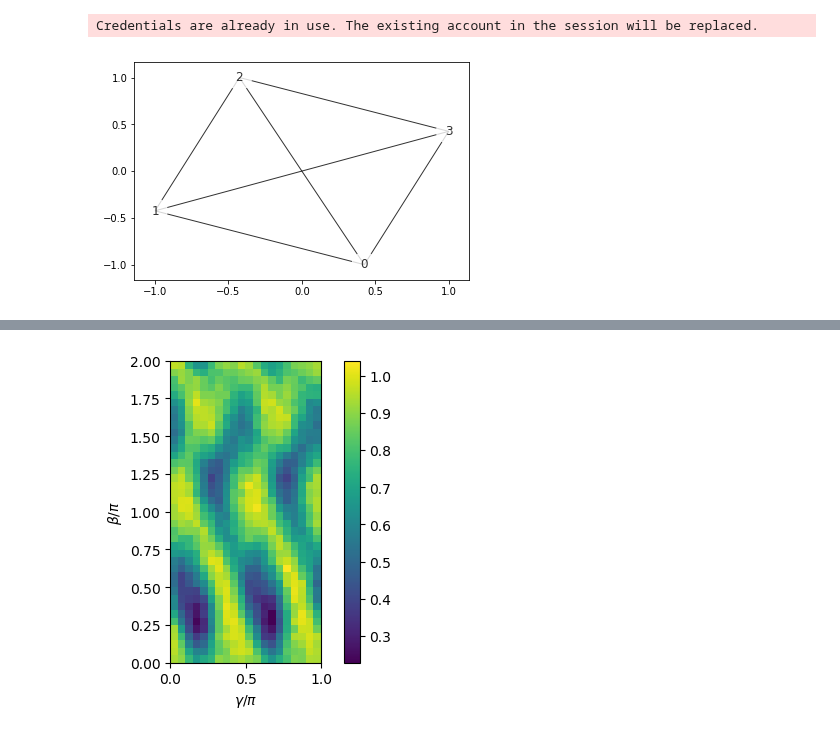
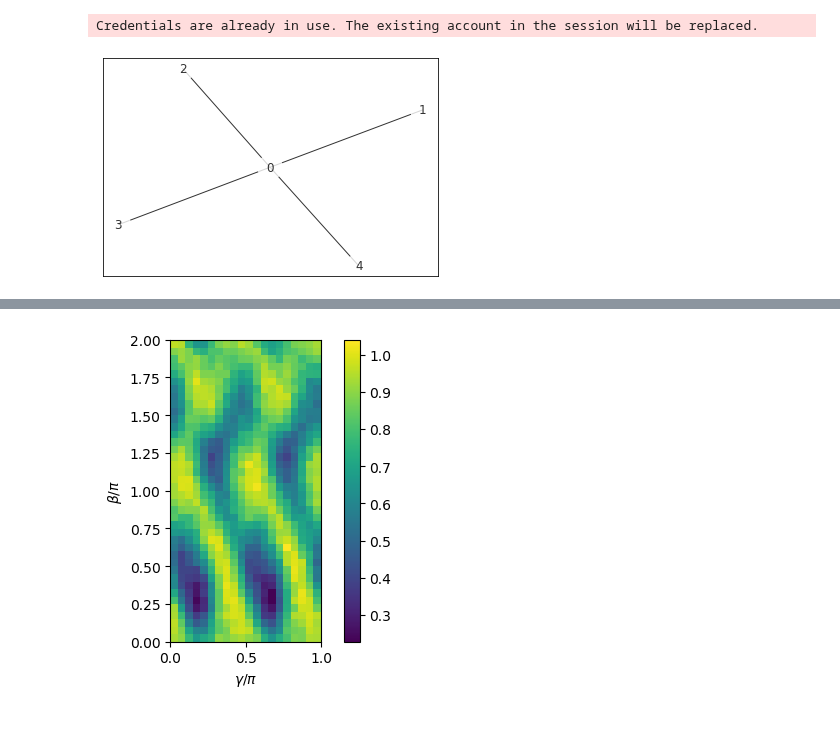
Before and after one commit to XunyiZhao/Quantum_Information_Project, a Jupyter notebook: k-colorable-subgraph.ipynb, the cells around one changed output, grey strips where cells are left out. Saved outputs shown, nothing was run; the diff lists cells and outputs as text; code cells hidden in the pictures.

```diff
--- a/k-colorable-subgraph.ipynb
+++ b/k-colorable-subgraph.ipynb
@@ -264,17 +328,20 @@ class k_color:
 # %%
 #Hard to color: Prism
 #G = nx.Graph([(0,1),(1,2),(2,3),(0,3),(0,4),(3,4),(2,5),(1,5),(4,5)])
 
 #nice testing graph k = 2
 #G = nx.Graph([(0,1),(1,2),(1,3),(0,2),(2,4),(1,4)])
 
-#nice testing graph k > 2
-G = nx.Graph([(0,1),(1,2),(2,0),(3,2),(1,3),(3,0)])
+#nice testing graph k = 4
+#G = nx.Graph([(0,1),(1,2),(2,0),(3,2),(1,3),(3,0)])
 
 #G = nx.Graph([(0,1),(1,2),(0,2)])
+
+G = nx.Graph([(0,1),(0,2),(0,3),(0,4)])
+
 k_col = k_color(G)
 k_col.draw()
 # k_col.build_circuit(2,[1],[2])
 # k_col.circuit.circ.draw()
 # %% [output]
-[figure, old version]
+[figure, new version]
```
Also changed, not shown: parts of 11 cells of this notebook.
